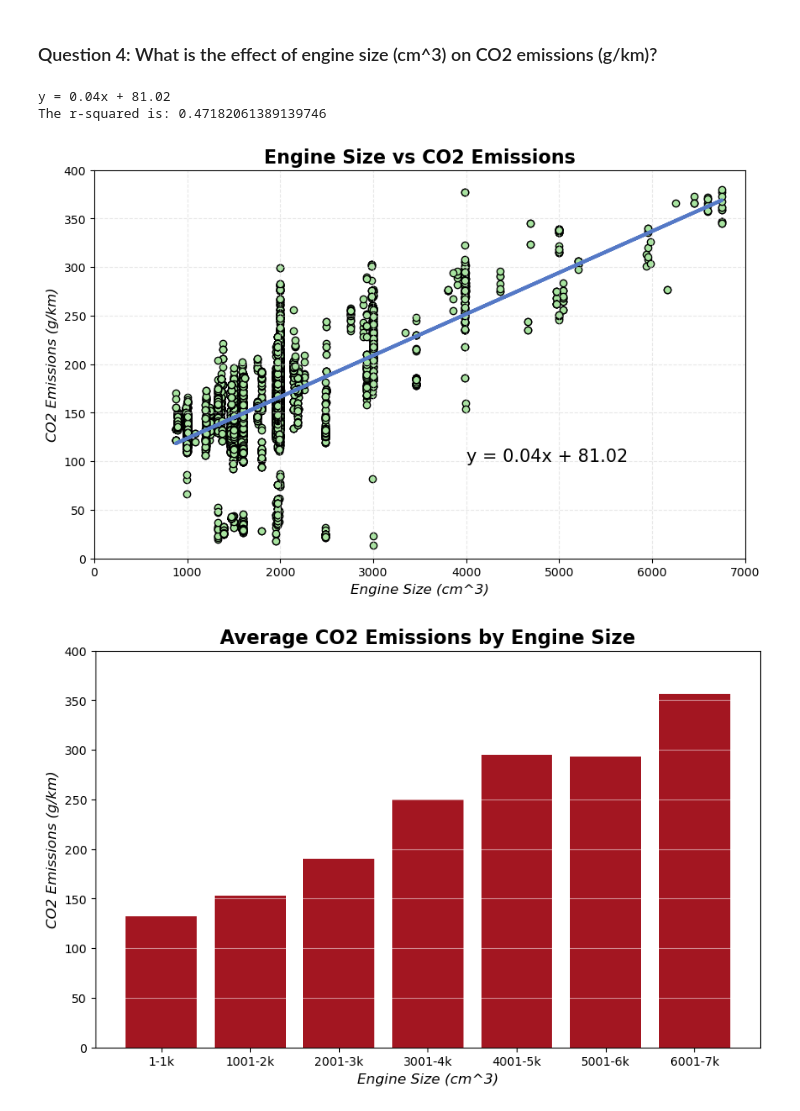
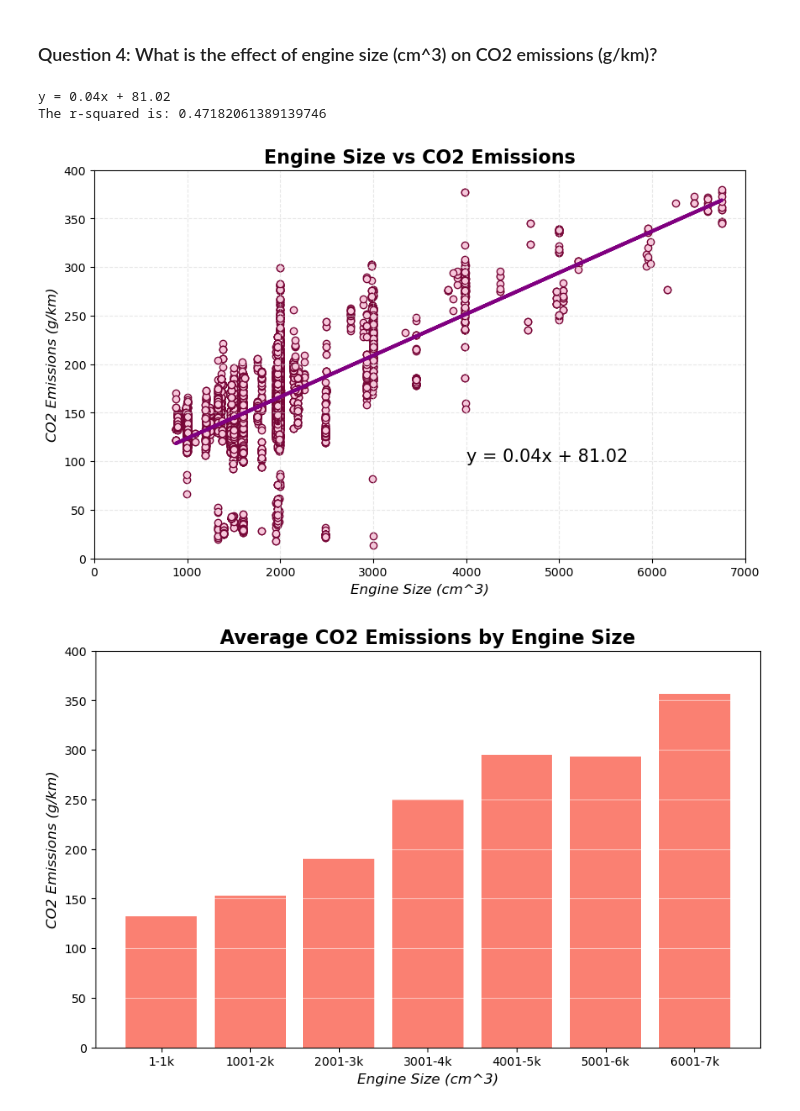
Before and after one commit to TheBoognish138/project_1_group_06, a Jupyter notebook: renton_work/vehicle_emissions_EDA_Renton.ipynb, the cells around one changed output. Saved outputs shown, nothing was run; the diff lists cells and outputs as text; code cells hidden in the pictures.

```diff
--- a/renton_work/vehicle_emissions_EDA_Renton.ipynb
+++ b/renton_work/vehicle_emissions_EDA_Renton.ipynb
@@ -354,8 +354,8 @@ print(line_eq)
 plt.figure(figsize=(10, 6))
 
 # Step 3: Make the basic plot
-plt.scatter(x_values, y_values, facecolor="#a8e4a0", edgecolor="black")
-plt.plot(x_values, regress_values, "#5579c6", linewidth=3)
+plt.scatter(x_values, y_values, facecolor="#F8C8DC", edgecolor="#770737")
+plt.plot(x_values, regress_values, "#800080", linewidth=3)
 
 # Step 4: Customizations
 plt.xlabel("Engine Size (cm^3)", fontsize=12, fontstyle="italic")
@@ -372,7 +372,7 @@ plt.show()
 # %% [output]
 y = 0.04x + 81.02
 The r-squared is: 0.47182061389139746
-[figure, old version]
+[figure, new version]
 # %%
 # Create bins for engine size ranges
 size_bins = [1, 1000, 2000, 3000, 4000, 5000, 6000, 7000]
@@ -409,25 +409,25 @@ for e_size in size_names:
 # %%
 # Create graph
 # Step 1: Get the data
 x = pd.DataFrame(emissions_summary)["size_range"]
 y = pd.DataFrame(emissions_summary)["emissions_mean"]
 
 
 # Step 2: Create the canvas
 plt.figure(figsize=(10,6))
 
 # Step 3: Create the skeleton plot
-plt.bar(x, y, color="#a31621")
+plt.bar(x, y, color="#FA8072")
 
 # Step 4: Customize graph
 plt.xlabel("Engine Size (cm^3)", fontsize=12, fontstyle="italic")
 plt.ylabel("CO2 Emissions (g/km)", fontsize=12, fontstyle="italic")
 plt.title("Average CO2 Emissions by Engine Size", fontsize=16, fontweight="bold")
 plt.ylim(0, 400)
 
 plt.grid(axis="y", color="white", alpha=0.5)
 
 # Step 5: Show/Save the plot
 plt.show()
 # %% [output]
-[figure, old version]
+[figure, new version]
```
